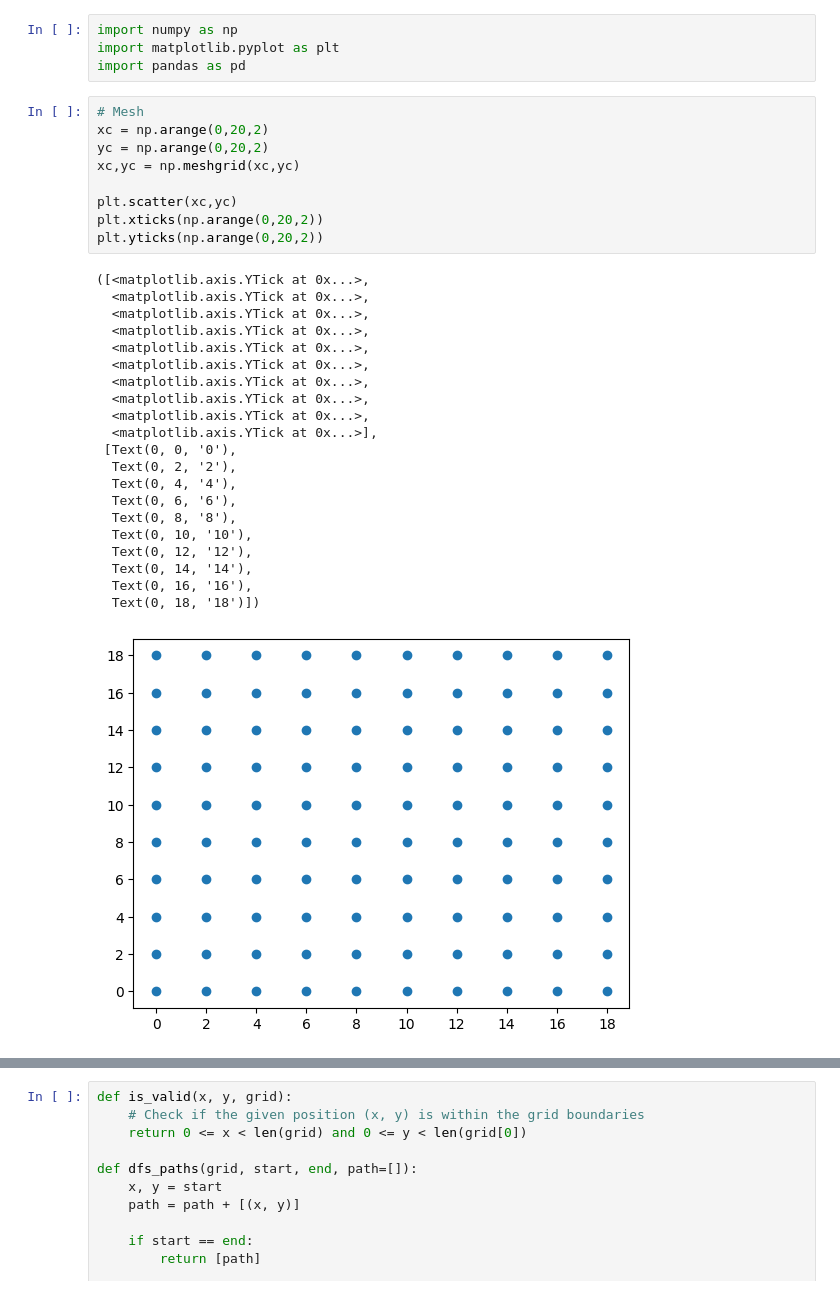
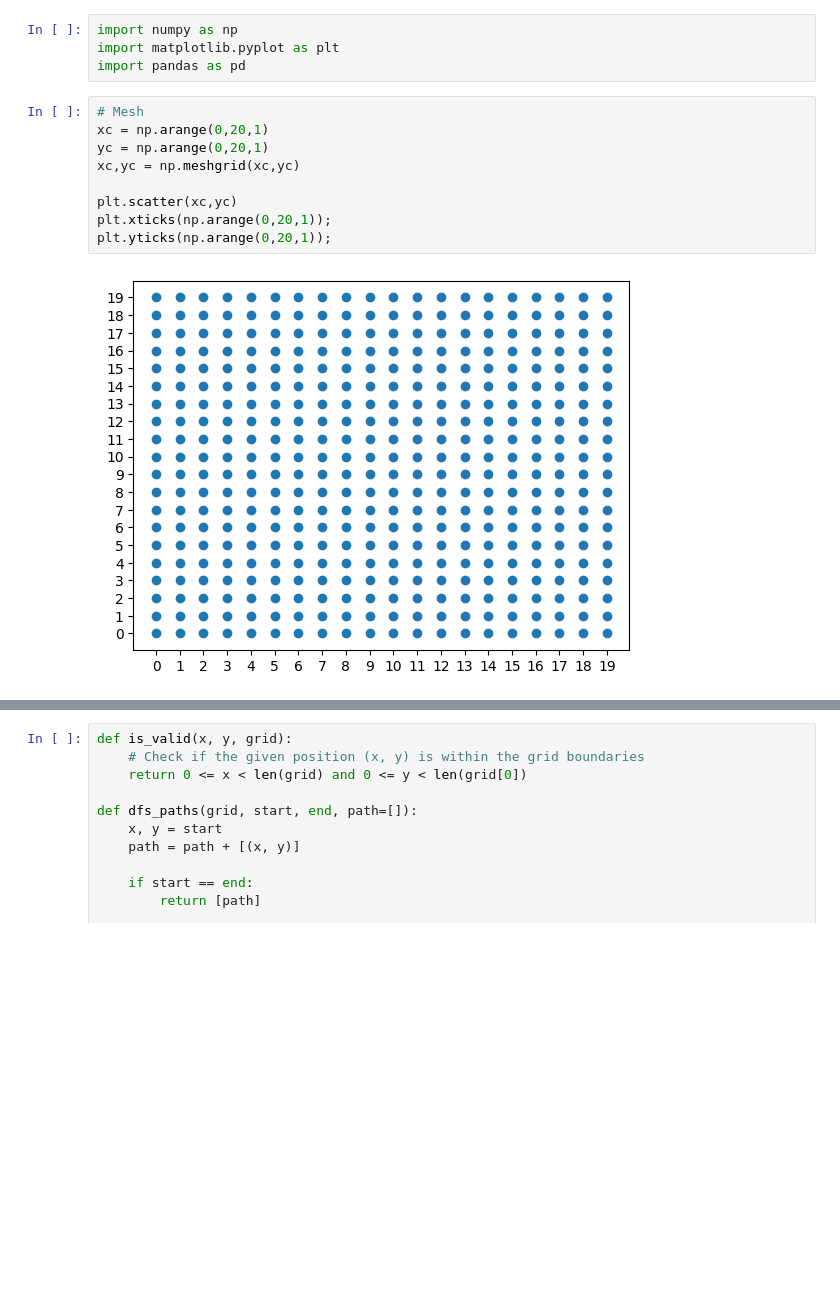
Before and after one commit to alexae6/CS-6273, a Jupyter notebook: mesh.ipynb, the cells around one changed output, grey strips where cells are left out. Saved outputs shown, nothing was run; the diff lists cells and outputs as text; blank space fills up the shorter version.

```diff
--- a/mesh.ipynb
+++ b/mesh.ipynb
@@ -4,35 +4,15 @@ import matplotlib.pyplot as plt
 import pandas as pd
 # %%
 # Mesh
-xc = np.arange(0,20,2)
-yc = np.arange(0,20,2)
+xc = np.arange(0,20,1)
+yc = np.arange(0,20,1)
 xc,yc = np.meshgrid(xc,yc)
 
 plt.scatter(xc,yc)
-plt.xticks(np.arange(0,20,2))
-plt.yticks(np.arange(0,20,2))
+plt.xticks(np.arange(0,20,1));
+plt.yticks(np.arange(0,20,1));
 # %% [output]
-([<matplotlib.axis.YTick at 0x...>,
-  <matplotlib.axis.YTick at 0x...>,
-  <matplotlib.axis.YTick at 0x...>,
-  <matplotlib.axis.YTick at 0x...>,
-  <matplotlib.axis.YTick at 0x...>,
-  <matplotlib.axis.YTick at 0x...>,
-  <matplotlib.axis.YTick at 0x...>,
-  <matplotlib.axis.YTick at 0x...>,
-  <matplotlib.axis.YTick at 0x...>,
-  <matplotlib.axis.YTick at 0x...>],
- [Text(0, 0, '0'),
-  Text(0, 2, '2'),
-  Text(0, 4, '4'),
-  Text(0, 6, '6'),
-  Text(0, 8, '8'),
-  Text(0, 10, '10'),
-  Text(0, 12, '12'),
-  Text(0, 14, '14'),
-  Text(0, 16, '16'),
-  Text(0, 18, '18')])
-[figure, old version]
+[figure, new version]
 # %%
 n = input('Enter number of vehicles:' )
 n = int(n)
```
Also changed, not shown: parts of 6 cells of this notebook, 1 other file.
